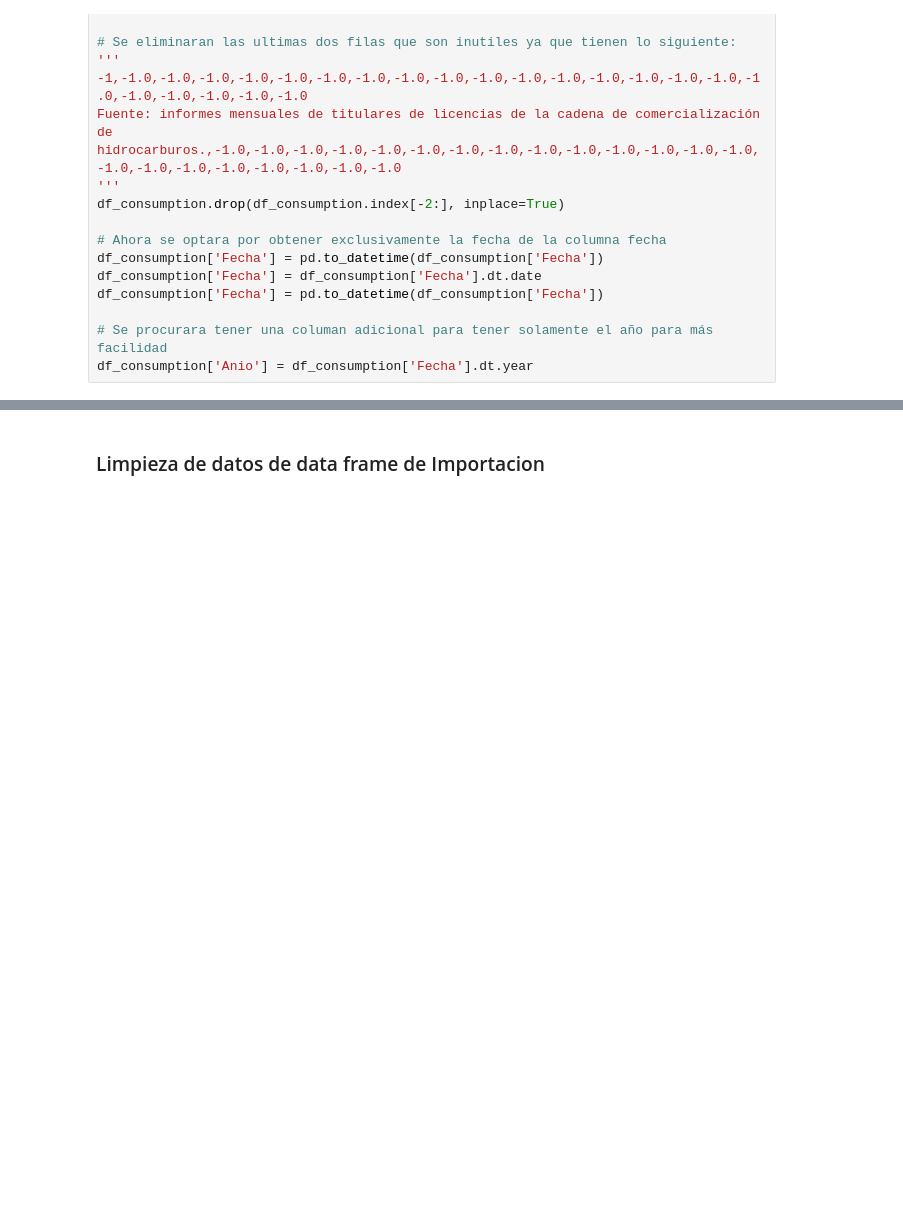
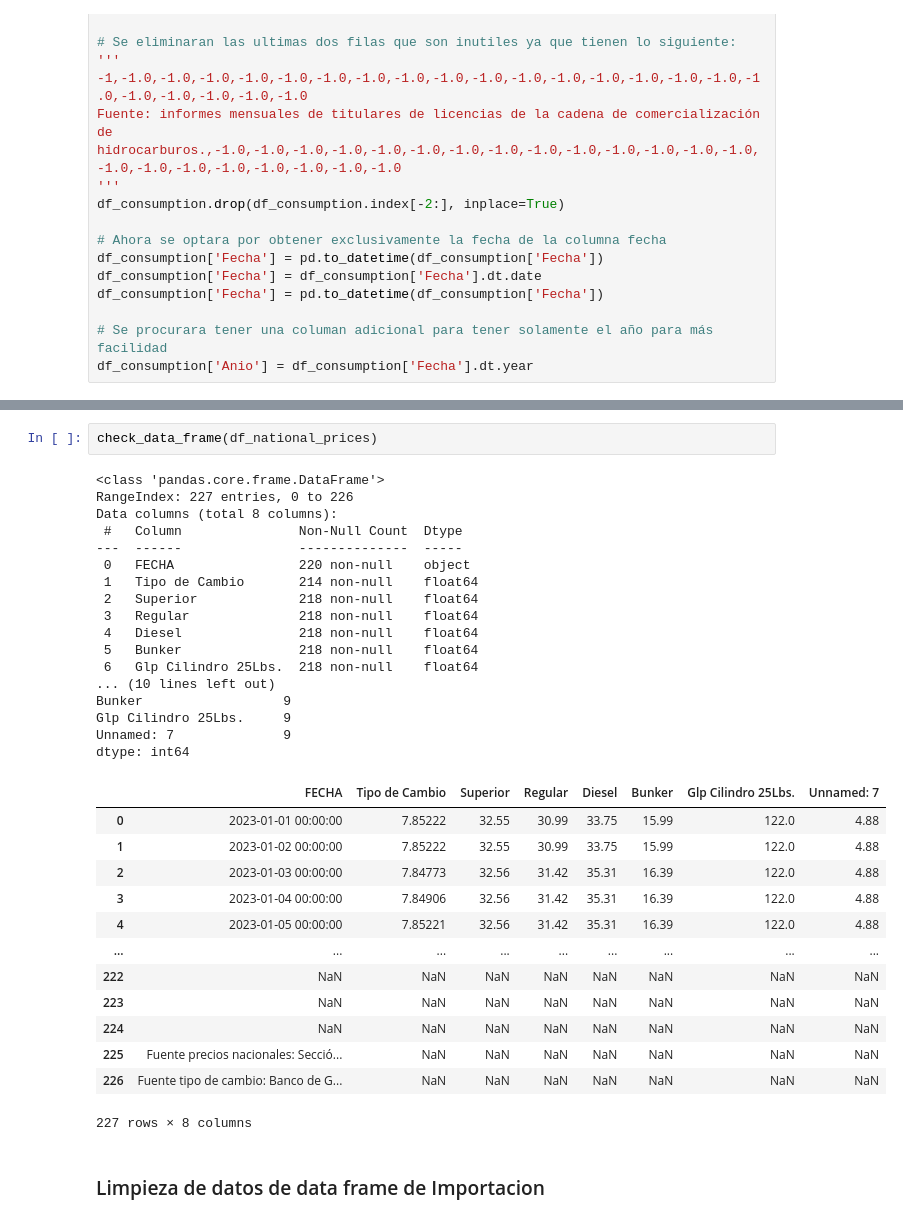
Before and after one commit to CrisLayB/DataScience_Lab02, a Jupyter notebook: 0_CleanData.ipynb, the cells around one changed output, grey strips where cells are left out. Saved outputs shown, nothing was run; the diff lists cells and outputs as text; blank space fills up the shorter version.

```diff
--- a/0_CleanData.ipynb
+++ b/0_CleanData.ipynb
@@ -330,3 +413,36 @@ df_consumption['Anio'] = df_consumption['Fecha'].dt.year
+# %%
+check_data_frame(df_national_prices)
+# %% [output]
+<class 'pandas.core.frame.DataFrame'>
+RangeIndex: 227 entries, 0 to 226
+Data columns (total 8 columns):
+ #   Column               Non-Null Count  Dtype
+---  ------               --------------  -----
+ 0   FECHA                220 non-null    object
+ 1   Tipo de Cambio       214 non-null    float64
+ 2   Superior             218 non-null    float64
+ 3   Regular              218 non-null    float64
+ 4   Diesel               218 non-null    float64
+ 5   Bunker               218 non-null    float64
+ 6   Glp Cilindro 25Lbs.  218 non-null    float64
+... (10 lines left out)
+Bunker                  9
+Glp Cilindro 25Lbs.     9
+Unnamed: 7              9
+dtype: int64
+|  | FECHA | Tipo de Cambio | Superior | Regular | Diesel | Bunker | Glp Cilindro 25Lbs. | Unnamed: 7 |
+| 0 | 2023-01-01 00:00:00 | 7.85222 | 32.55 | 30.99 | 33.75 | 15.99 | 122.0 | 4.88 |
+| 1 | 2023-01-02 00:00:00 | 7.85222 | 32.55 | 30.99 | 33.75 | 15.99 | 122.0 | 4.88 |
+| 2 | 2023-01-03 00:00:00 | 7.84773 | 32.56 | 31.42 | 35.31 | 16.39 | 122.0 | 4.88 |
+| 3 | 2023-01-04 00:00:00 | 7.84906 | 32.56 | 31.42 | 35.31 | 16.39 | 122.0 | 4.88 |
+| 4 | 2023-01-05 00:00:00 | 7.85221 | 32.56 | 31.42 | 35.31 | 16.39 | 122.0 | 4.88 |
+| ... | ... | ... | ... | ... | ... | ... | ... | ... |
+| 222 | NaN | NaN | NaN | NaN | NaN | NaN | NaN | NaN |
+| 223 | NaN | NaN | NaN | NaN | NaN | NaN | NaN | NaN |
+| 224 | NaN | NaN | NaN | NaN | NaN | NaN | NaN | NaN |
+| 225 | Fuente precios nacionales: Secció... | NaN | NaN | NaN | NaN | NaN | NaN | NaN |
+| 226 | Fuente tipo de cambio: Banco de G... | NaN | NaN | NaN | NaN | NaN | NaN | NaN |
+227 rows × 8 columns
 # %% [markdown]
 ### Limpieza de datos de data frame de Importacion
 # %%
```
Also changed, not shown: parts of 12 cells of this notebook, 2 other files.
